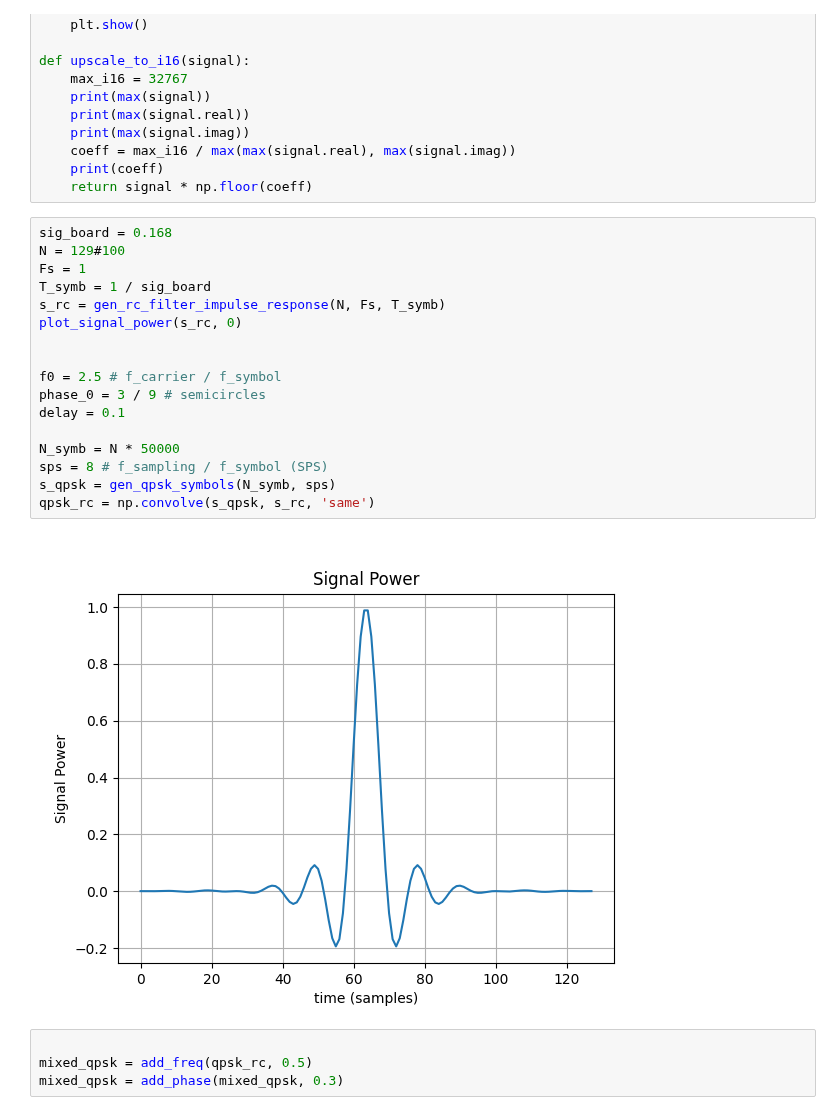
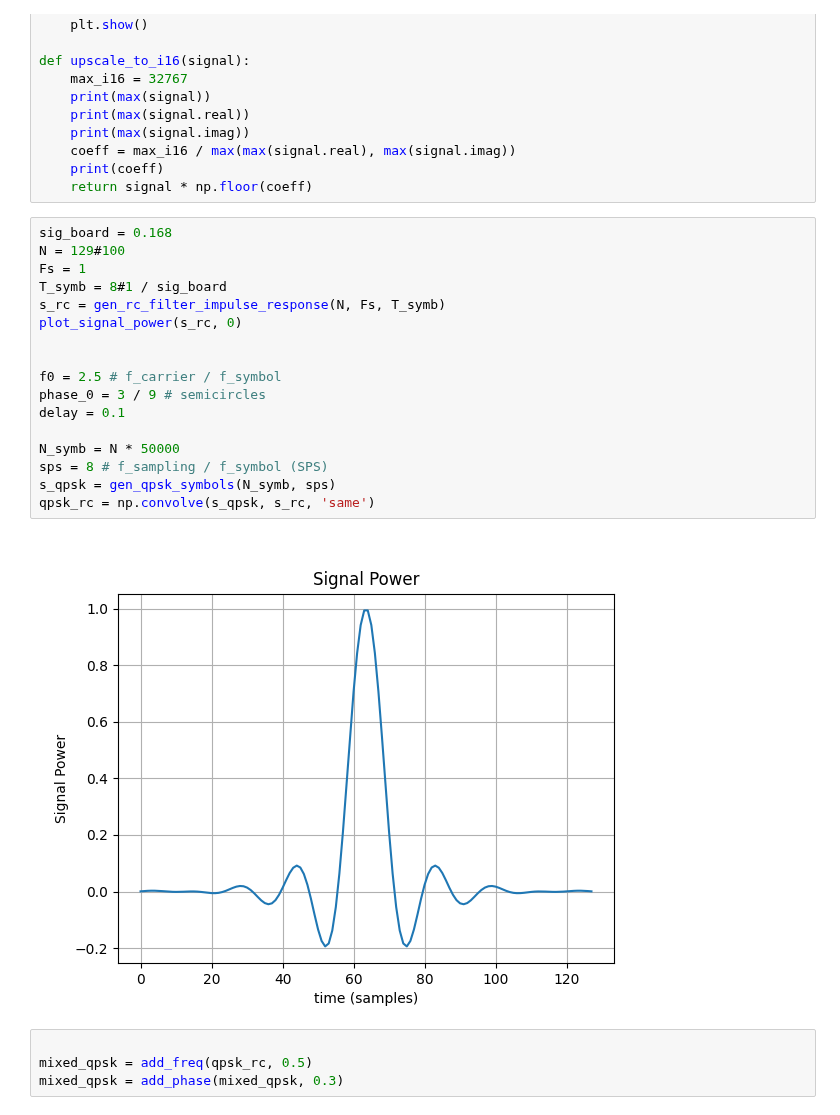
Before and after one commit to incredibleSaint/signal_processing, a Jupyter notebook: generate_cmplx_signal.ipynb, the cells around one changed output. Cells and saved outputs as stored; diff of their text form.

```diff
--- a/generate_cmplx_signal.ipynb
+++ b/generate_cmplx_signal.ipynb
@@ -273,22 +273,22 @@ def upscale_to_i16(signal):
 # %%
 sig_board = 0.168
 N = 129#100
 Fs = 1
-T_symb = 1 / sig_board
+T_symb = 8#1 / sig_board
 s_rc = gen_rc_filter_impulse_response(N, Fs, T_symb)
 plot_signal_power(s_rc, 0)
 
 
 f0 = 2.5 # f_carrier / f_symbol
 phase_0 = 3 / 9 # semicircles
 delay = 0.1
 
 N_symb = N * 50000
 sps = 8 # f_sampling / f_symbol (SPS)
 s_qpsk = gen_qpsk_symbols(N_symb, sps)
 qpsk_rc = np.convolve(s_qpsk, s_rc, 'same')
 # %% [output]
-[figure, old version]
+[figure, new version]
 # %%
 
 mixed_qpsk = add_freq(qpsk_rc, 0.5)
```
Also changed, not shown: parts of 7 cells of this notebook, 1 other file.
